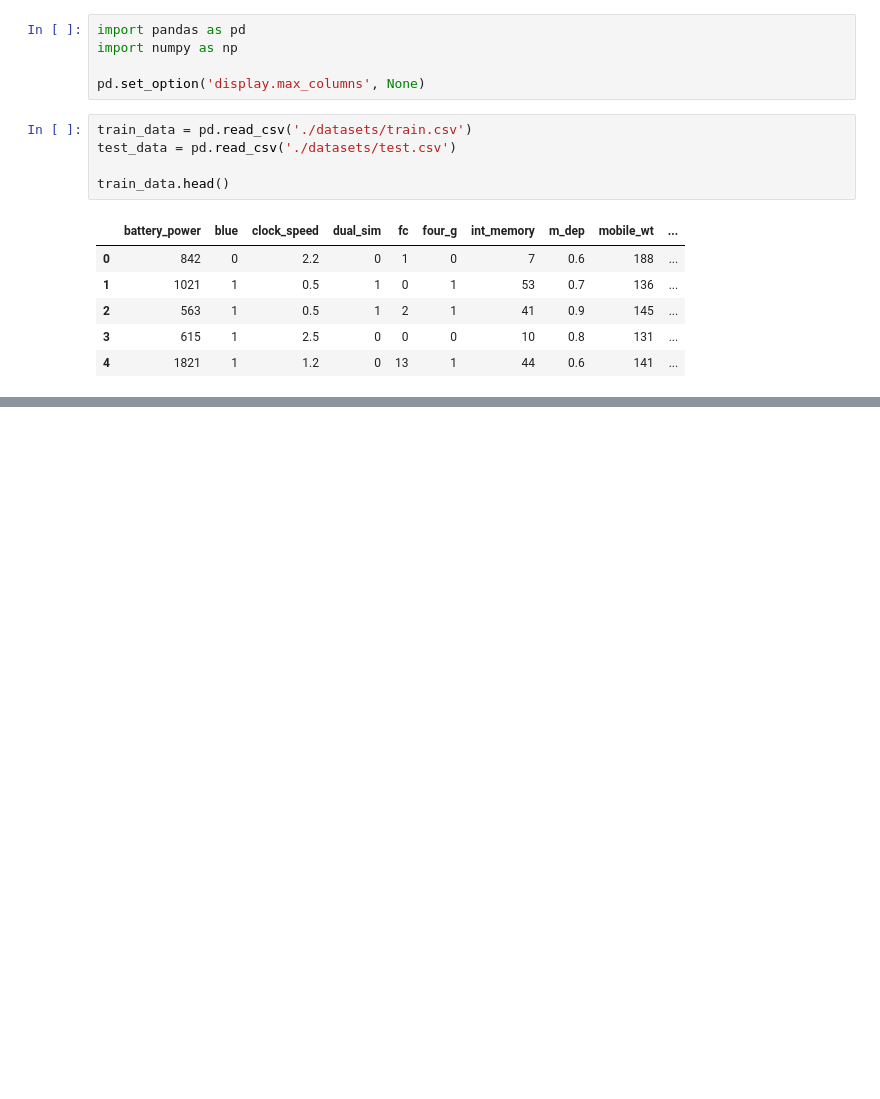
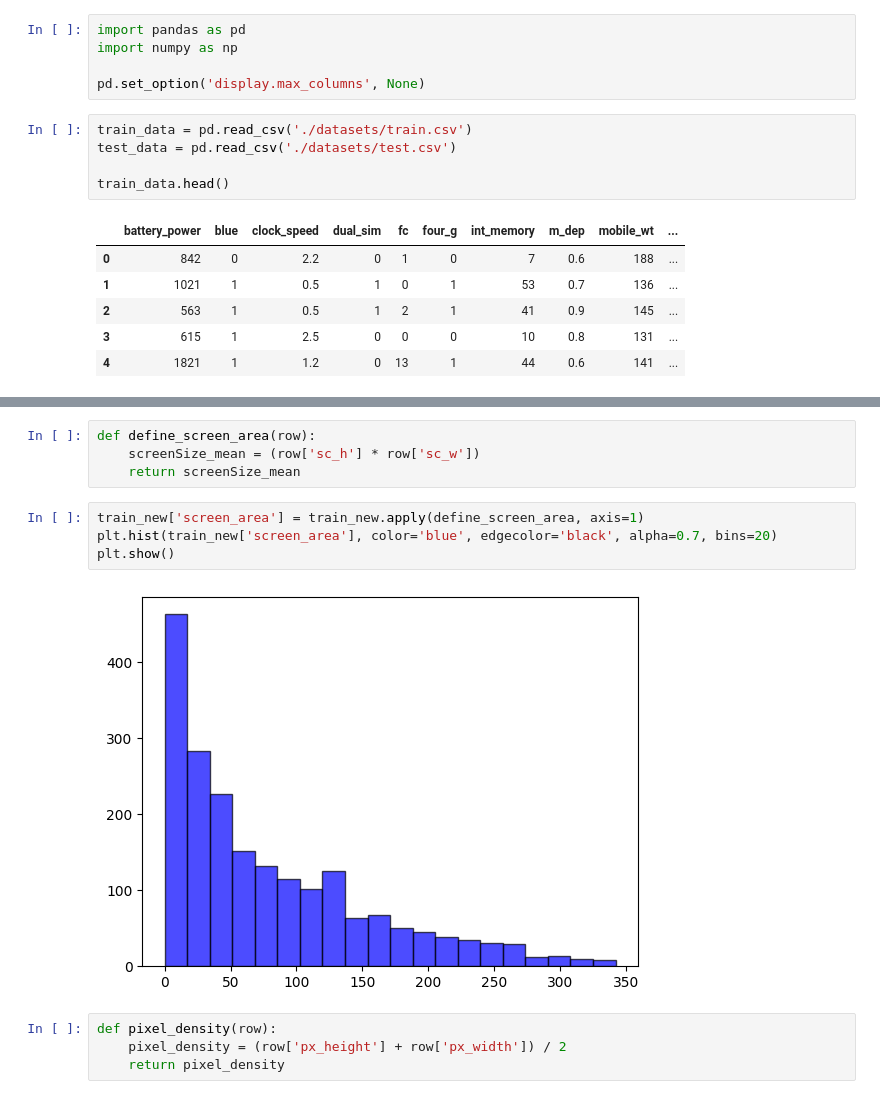
Before and after one commit to Carlos3du/diabetes_prediction, a Jupyter notebook: notebook.ipynb, the cells around one changed output, grey strips where cells are left out. Drawn from its saved outputs; the diff is of its cells as text; blank space fills up the shorter version.

```diff
--- a/notebook.ipynb
+++ b/notebook.ipynb
@@ -61,0 +182,14 @@ memory usage: 328.2 KB
+# %%
+def define_screen_area(row):
+    screenSize_mean = (row['sc_h'] * row['sc_w'])
+    return screenSize_mean
+# %%
+train_new['screen_area'] = train_new.apply(define_screen_area, axis=1)
+plt.hist(train_new['screen_area'], color='blue', edgecolor='black', alpha=0.7, bins=20)
+plt.show()
+# %% [output]
+[figure, added]
+# %%
+def pixel_density(row):
+    pixel_density = (row['px_height'] + row['px_width']) / 2
+    return pixel_density
```
Also changed, not shown: parts of 41 cells of this notebook, 1 other file.
